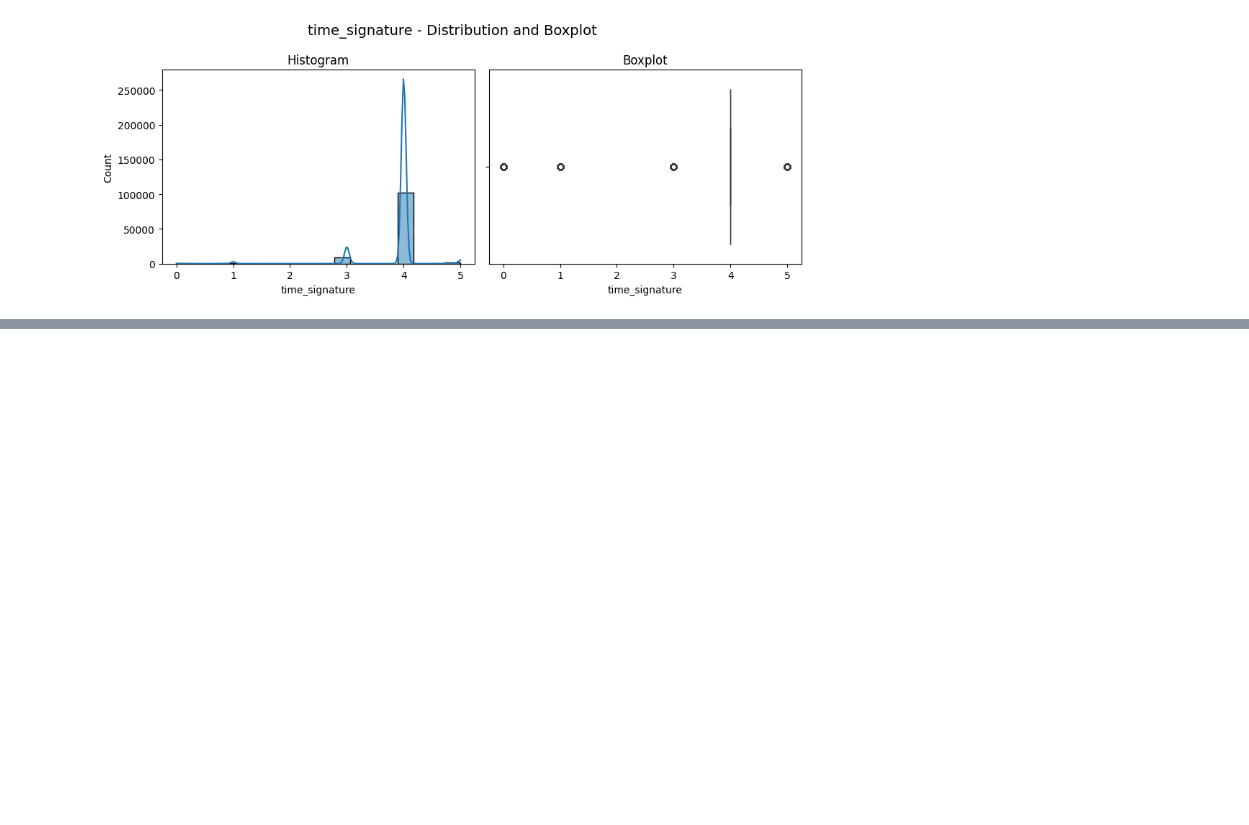
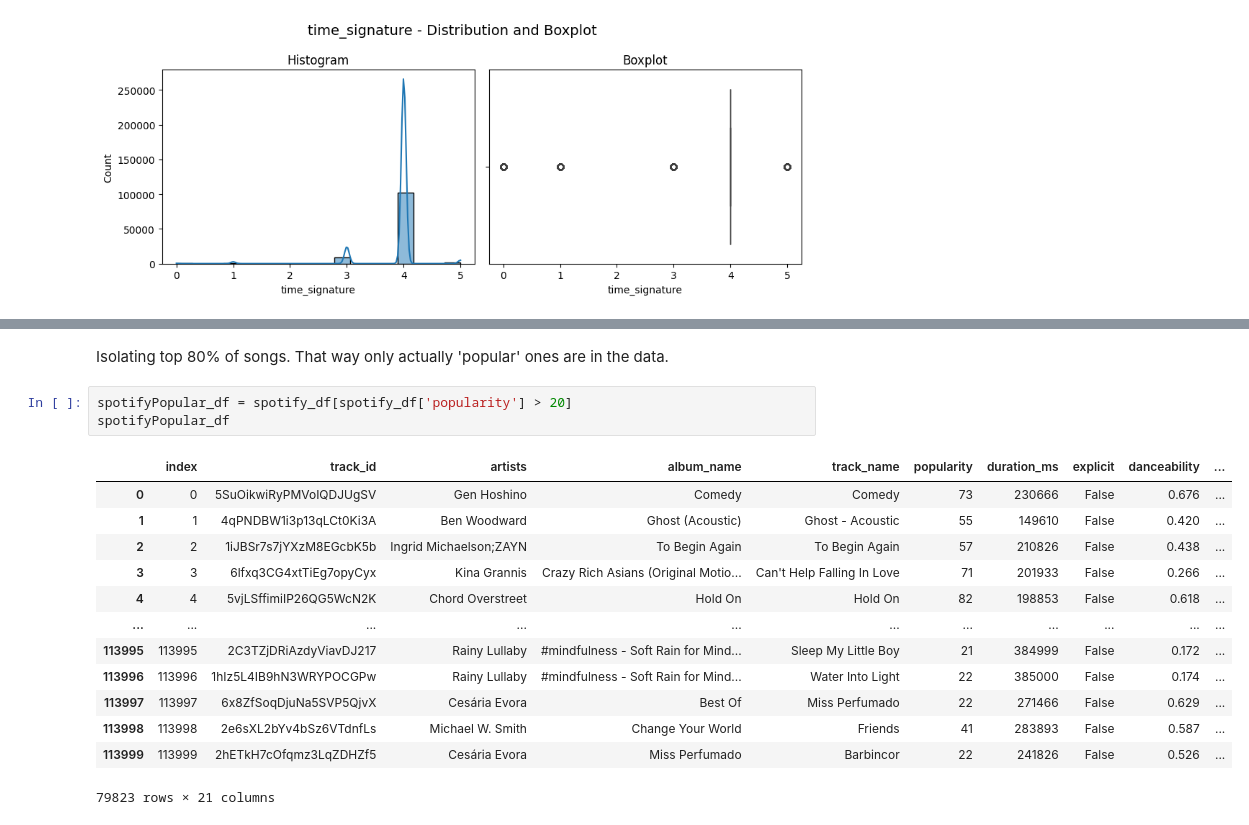
Before and after one commit to matthewsj17/Spotify-Data-Analysis-DSCI300-Project, a Jupyter notebook: DSCI300_DataCleaning_SemesterProject.ipynb, the cells around one changed output, grey strips where cells are left out. Saved outputs shown, nothing was run; the diff lists cells and outputs as text; blank space fills up the shorter version.

```diff
--- a/DSCI300_DataCleaning_SemesterProject.ipynb
+++ b/DSCI300_DataCleaning_SemesterProject.ipynb
@@ -248,0 +286,19 @@ for col in spotifyCont_df.columns:
+# %% [markdown]
+Isolating top 80% of songs. That way only actually 'popular' ones are in the data.
+# %%
+spotifyPopular_df = spotify_df[spotify_df['popularity'] > 20]
+spotifyPopular_df
+# %% [output]
+|  | index | track_id | artists | album_name | track_name | popularity | duration_ms | explicit | danceability | ... |
+| 0 | 0 | 5SuOikwiRyPMVoIQDJUgSV | Gen Hoshino | Comedy | Comedy | 73 | 230666 | False | 0.676 | ... |
+| 1 | 1 | 4qPNDBW1i3p13qLCt0Ki3A | Ben Woodward | Ghost (Acoustic) | Ghost - Acoustic | 55 | 149610 | False | 0.420 | ... |
+| 2 | 2 | 1iJBSr7s7jYXzM8EGcbK5b | Ingrid Michaelson;ZAYN | To Begin Again | To Begin Again | 57 | 210826 | False | 0.438 | ... |
+| 3 | 3 | 6lfxq3CG4xtTiEg7opyCyx | Kina Grannis | Crazy Rich Asians (Original Motio... | Can't Help Falling In Love | 71 | 201933 | False | 0.266 | ... |
+| 4 | 4 | 5vjLSffimiIP26QG5WcN2K | Chord Overstreet | Hold On | Hold On | 82 | 198853 | False | 0.618 | ... |
+| ... | ... | ... | ... | ... | ... | ... | ... | ... | ... | ... |
+| 113995 | 113995 | 2C3TZjDRiAzdyViavDJ217 | Rainy Lullaby | #mindfulness - Soft Rain for Mind... | Sleep My Little Boy | 21 | 384999 | False | 0.172 | ... |
+| 113996 | 113996 | 1hIz5L4IB9hN3WRYPOCGPw | Rainy Lullaby | #mindfulness - Soft Rain for Mind... | Water Into Light | 22 | 385000 | False | 0.174 | ... |
+| 113997 | 113997 | 6x8ZfSoqDjuNa5SVP5QjvX | Cesária Evora | Best Of | Miss Perfumado | 22 | 271466 | False | 0.629 | ... |
+| 113998 | 113998 | 2e6sXL2bYv4bSz6VTdnfLs | Michael W. Smith | Change Your World | Friends | 41 | 283893 | False | 0.587 | ... |
+| 113999 | 113999 | 2hETkH7cOfqmz3LqZDHZf5 | Cesária Evora | Miss Perfumado | Barbincor | 22 | 241826 | False | 0.526 | ... |
+79823 rows × 21 columns
```
Also changed, not shown: parts of 8 cells of this notebook.
